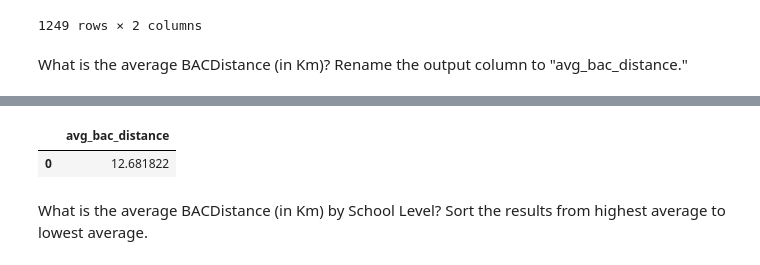
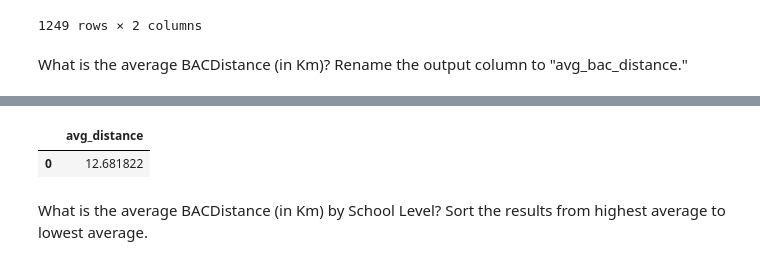
Before and after one commit to coding-dojo-data-science/SQl-AML, a Jupyter notebook: SQL_Exercise.ipynb, the cells around one changed output, grey strips where cells are left out. Drawn from its saved outputs; the diff is of its cells as text; code cells hidden in the pictures.

```diff
--- a/SQL_Exercise.ipynb
+++ b/SQL_Exercise.ipynb
@@ -116,7 +122,7 @@ What is the average BACDistance (in Km)? Rename the output column to "avg_bac_di
 # %%
 # What is the average BACDistance (in Km)? Rename the output column to "avg_bac_distance."
 sql = """
-SELECT AVG("BACDistance (in Km)") as avg_bac_distance
+SELECT AVG("BACDistance (in Km)") as avg_distance
 FROM school_details
 """
 # Read the sql query into pandas to view the results
@@ -131,4 +137,4 @@ FROM school_details
-|  | avg_bac_distance |
+|  | avg_distance |
 | 0 | 12.681822 |
 # %% [markdown]
 What is the average BACDistance (in Km) by School Level? Sort the results from highest average to lowest average.
```
Also changed, not shown: parts of 9 cells of this notebook.
